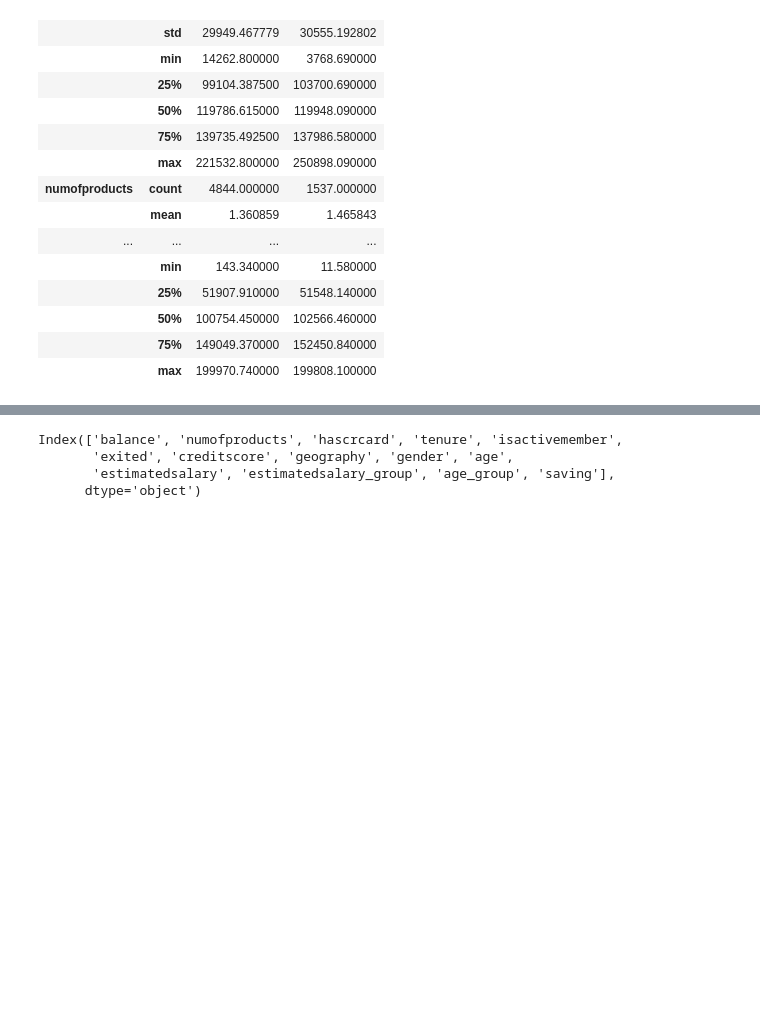
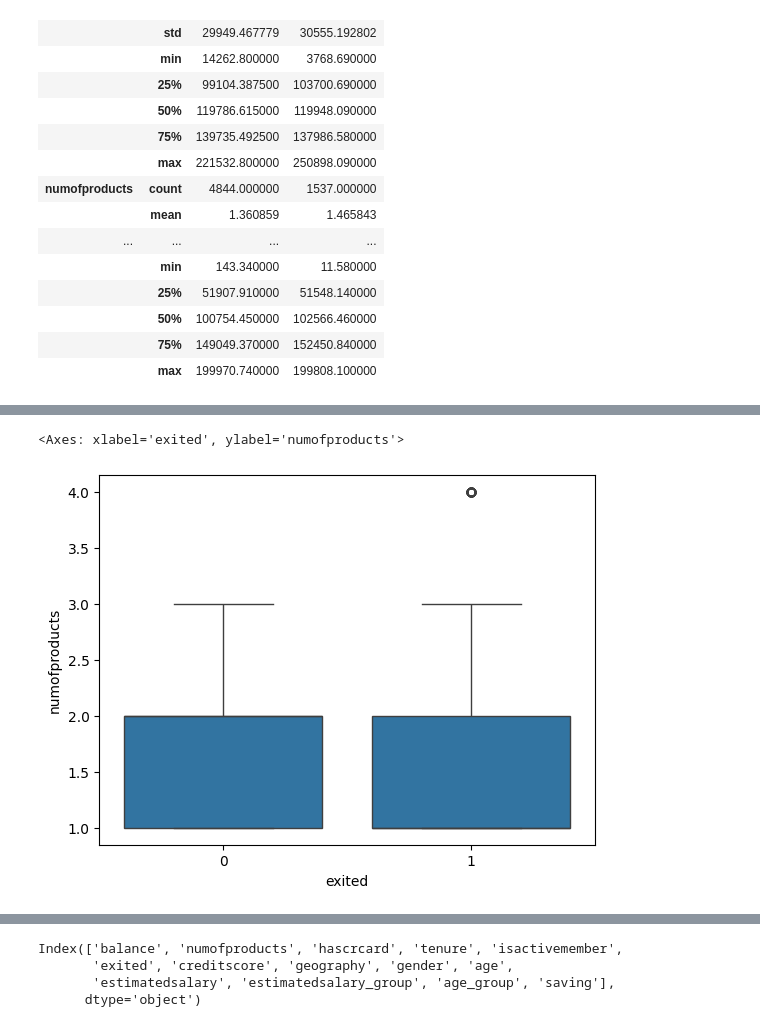
Before and after one commit to shwezin-coder/Bank-Churn-Customer, a Jupyter notebook: bank_churn_analysis.ipynb, the cells around one changed output, grey strips where cells are left out. Saved outputs shown, nothing was run; the diff lists cells and outputs as text; code cells hidden in the pictures; blank space fills up the shorter version.

```diff
--- a/bank_churn_analysis.ipynb
+++ b/bank_churn_analysis.ipynb
@@ -593,0 +633,5 @@ saving_customer_df.groupby('exited').describe().T.style.set_sticky()
+# %%
+sns.boxplot(bank_account_df,x='exited',y='numofproducts')
+# %% [output]
+<Axes: xlabel='exited', ylabel='numofproducts'>
+[figure, added]
```
Also changed, not shown: parts of 35 cells of this notebook.
